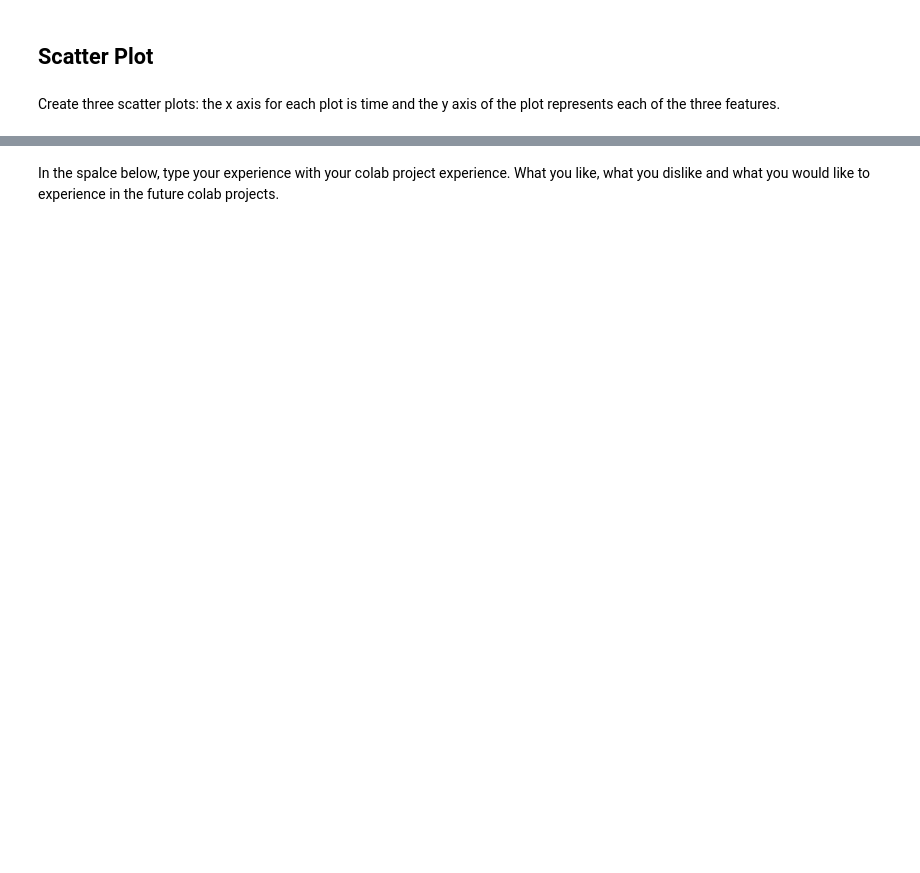
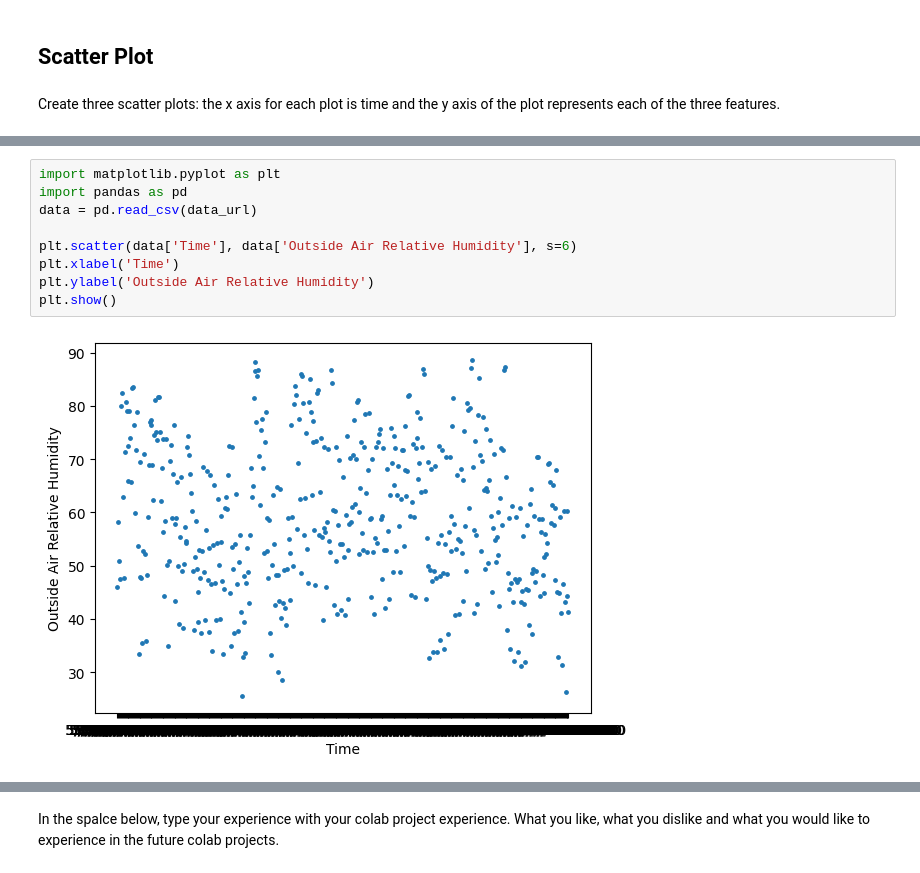
Before and after one commit to ncat-morrow/isen-project-1-visionary-s, a Jupyter notebook: ISEN_370_Project_1_Assignment.ipynb, the cells around one changed output, grey strips where cells are left out. Drawn from its saved outputs; the diff is of its cells as text; blank space fills up the shorter version.

```diff
--- a/ISEN_370_Project_1_Assignment.ipynb
+++ b/ISEN_370_Project_1_Assignment.ipynb
@@ -99,0 +123,11 @@ Create three scatter plots: the x axis for each plot is time and the y axis of t
+# %%
+import matplotlib.pyplot as plt
+import pandas as pd
+data = pd.read_csv(data_url)
+
+plt.scatter(data['Time'], data['Outside Air Relative Humidity'], s=6)
+plt.xlabel('Time')
+plt.ylabel('Outside Air Relative Humidity')
+plt.show()
+# %% [output]
+[figure, added]
```
Also changed, not shown: parts of 8 cells of this notebook.
